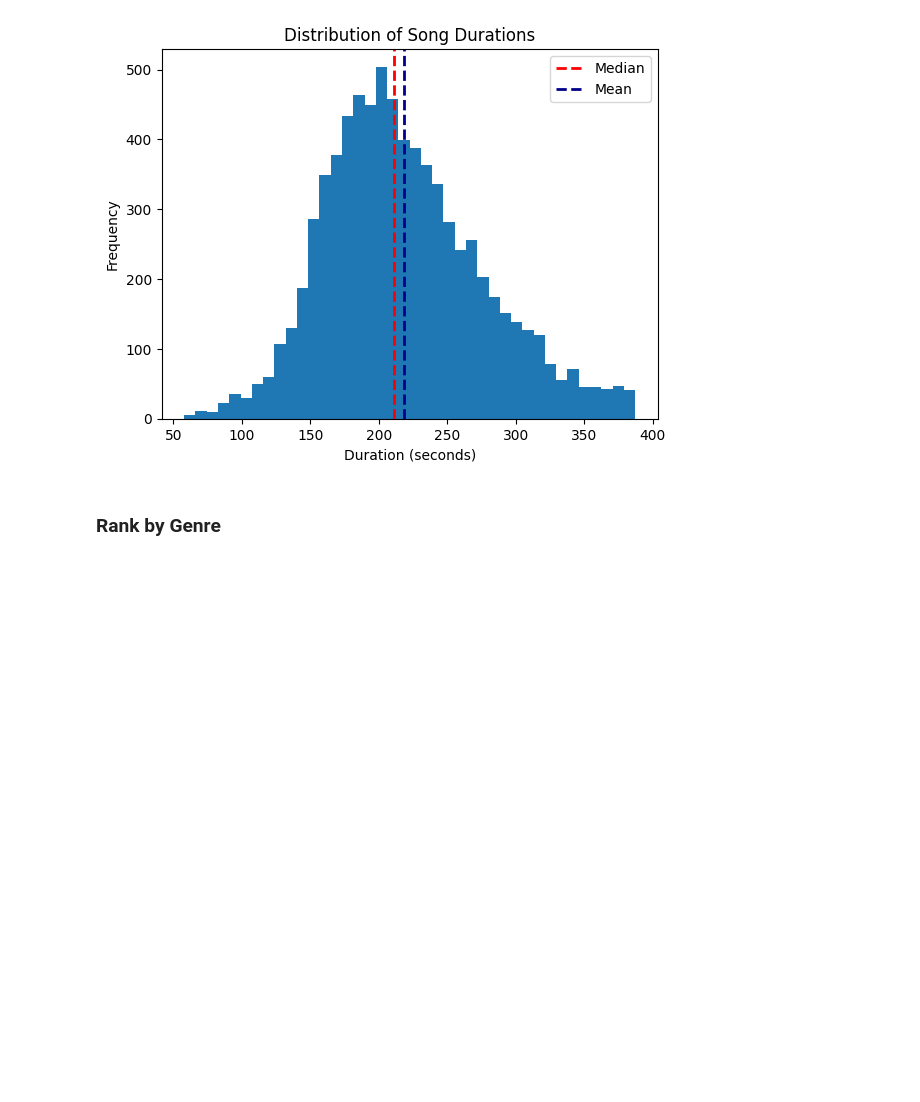
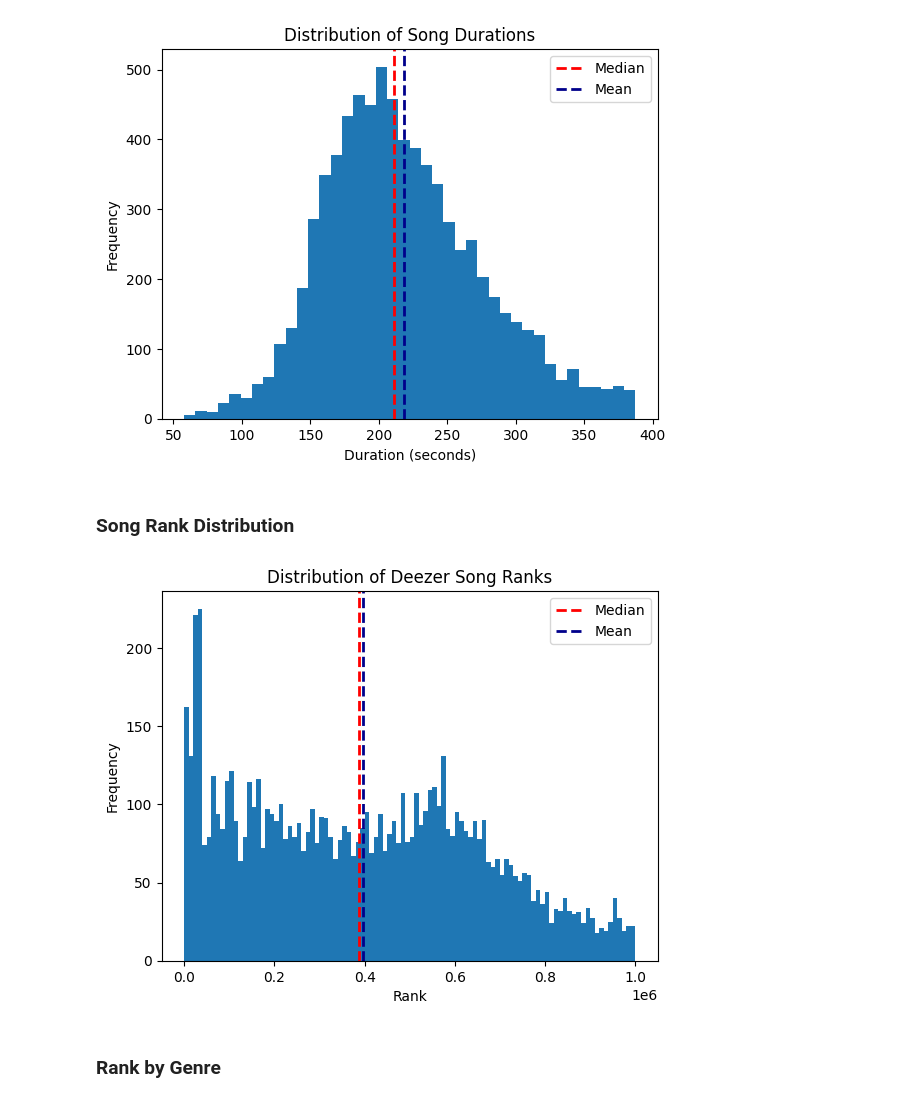
Before and after one commit to akshay17arun/Song_Popularity_Prediction, a Jupyter notebook: eda/eda.ipynb, the cells around one changed output. Cells and saved outputs as stored; diff of their text form; code cells hidden in the pictures; blank space fills up the shorter version.

```diff
--- a/eda/eda.ipynb
+++ b/eda/eda.ipynb
@@ -120,6 +120,25 @@ plt.savefig("../eda/duration_histogram.png")
 plt.show()
 # %% [output]
 [figure]
+# %% [markdown]
+### Song Rank Distribution
+# %%
+rank = df_clean['rank']
+mean = rank.mean()
+median = rank.median()
+
+
+plt.hist(rank,bins=100)
+plt.axvline(median, color='red',linestyle='dashed', linewidth=2,label='Median')
+plt.axvline(mean, color='darkblue',linestyle='dashed', linewidth=2,label='Mean')
+plt.xlabel("Rank")
+plt.ylabel("Frequency")
+plt.title("Distribution of Deezer Song Ranks")
+plt.legend()
+plt.savefig("../eda/rank_histogram.png")
+plt.show()
+# %% [output]
+[figure, added]
 # %% [markdown]
 ### Rank by Genre
 # %%
```
Also changed, not shown: parts of 2 cells of this notebook, 6 other files.
